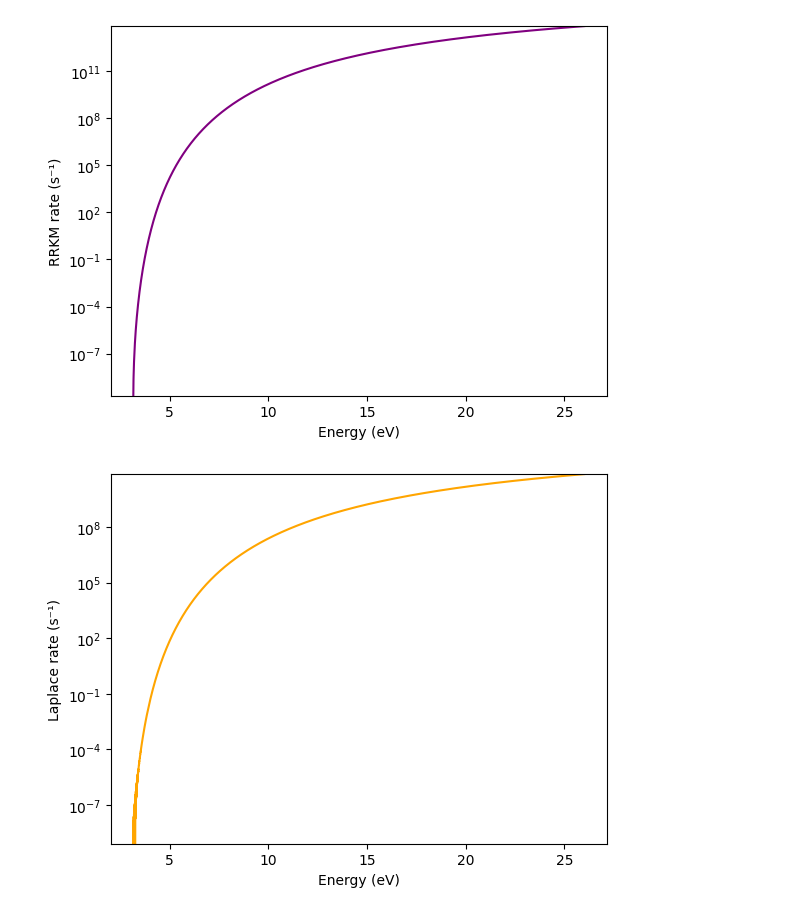
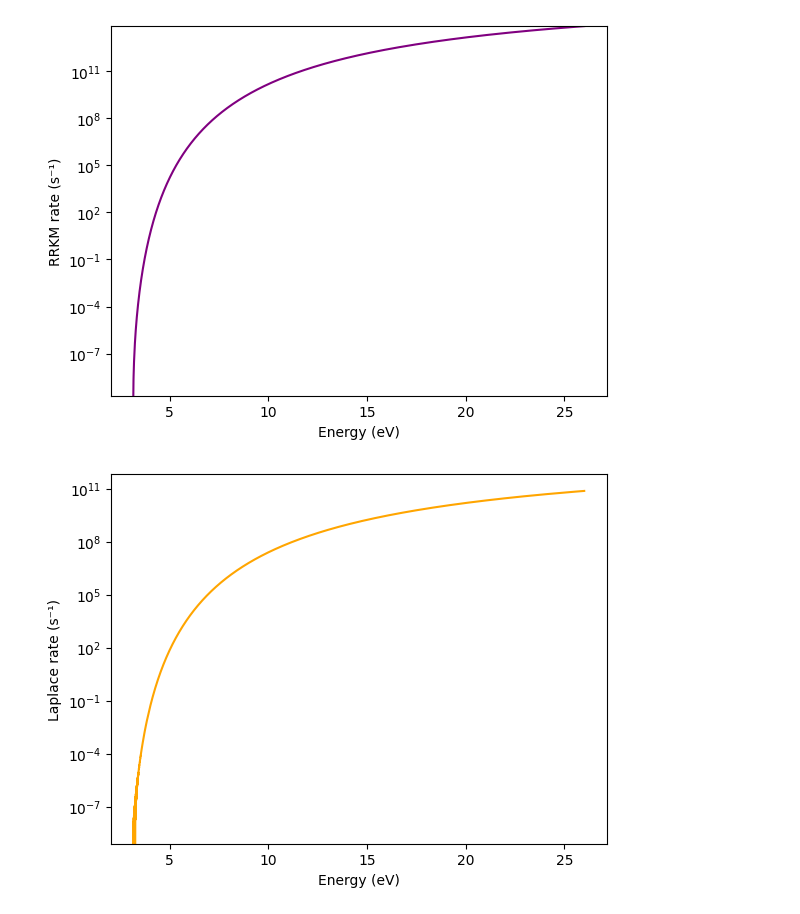
Before and after one commit to mustafa9812/Project-Cynap, a Jupyter notebook: Cynapfolder/calculations.ipynb, the cells around one changed output. Drawn from its saved outputs; the diff is of its cells as text; code cells hidden in the pictures.

```diff
--- a/Cynapfolder/calculations.ipynb
+++ b/Cynapfolder/calculations.ipynb
@@ -323,15 +323,11 @@ plt.show()
 # INVERSE LAPLACE DISSOCIATON RATE
 
 # DOS DATA
-df1 = pd.read_csv(
+df = pd.read_csv(
     r'C:\Users\Mustafa\Documents\GitHub\Project-Cynap\Cynapfolder\Database\Densum_input_1cyano\Models\C-1-cyanonaphthalene\vibs\densum.out',
     skiprows=115,
     sep='\s+',
     names=["No.", "E-Emin", "Density", "Sum"])
-
-energies_list = df1["E-Emin"]
-density_of_states_list1 = df1["Density"].tolist()
-density_of_states_list2 = df1["Density"].tolist()
 
 # CONSTANTS & PARAMETERS
 T_eff = 1000
@@ -344,40 +340,41 @@ cm_grain = 10
 # LISTS
 k_Laplace_list = []
 filtered_energies_list = []
-
+energies_list = df["E-Emin"]
+density_of_states_list1 = df["Density"].tolist()
+density_of_states_list2 = df["Density"].tolist()
 
 # FUNCTIONS
 def pre_exponential_factor_1000K(T_eff):
     A_diss_1000K = k_B * T_eff / h
     return A_diss_1000K
 
 def Laplace_dissociation_rate(A_diss_1000K, DOS_E_Ea, DOS_E):
     k_diss_laplace = (A_diss_1000K * DOS_E_Ea) / DOS_E
     return k_diss_laplace
 
 # CALCULATIONS
 for energy, unchanged_DOS in zip(energies_list, density_of_states_list2):
     if energy <= E0_cm:
         continue
 
     E_available = energy - E0_cm
     index = int(E_available / cm_grain)
 
     changed_DOS = density_of_states_list1[index]
     k = Laplace_dissociation_rate(A_diss_1000K=(pre_exponential_factor_1000K(T_eff)), DOS_E_Ea=changed_DOS, DOS_E=unchanged_DOS)
     k_Laplace_list.append(k)
     filtered_energies_list.append(energy)
 
 filtered_energies_list_eV = [e * cm_to_eV for e in filtered_energies_list]
 
 # PLOTTING
 plt.plot(filtered_energies_list_eV, k_Laplace_list, color='orange')
 plt.xlabel('Energy (eV)')
 plt.ylabel('Laplace rate (s⁻¹)')
 plt.yscale('log')
-plt.ylim(min(k_Laplace_list), max(k_Laplace_list))
 plt.show()
 # %% [output]
-[figure, old version]
+[figure, new version]
 # %%
 # Recurrent fluoresence rate
```
Also changed, not shown: parts of 2 cells of this notebook.
